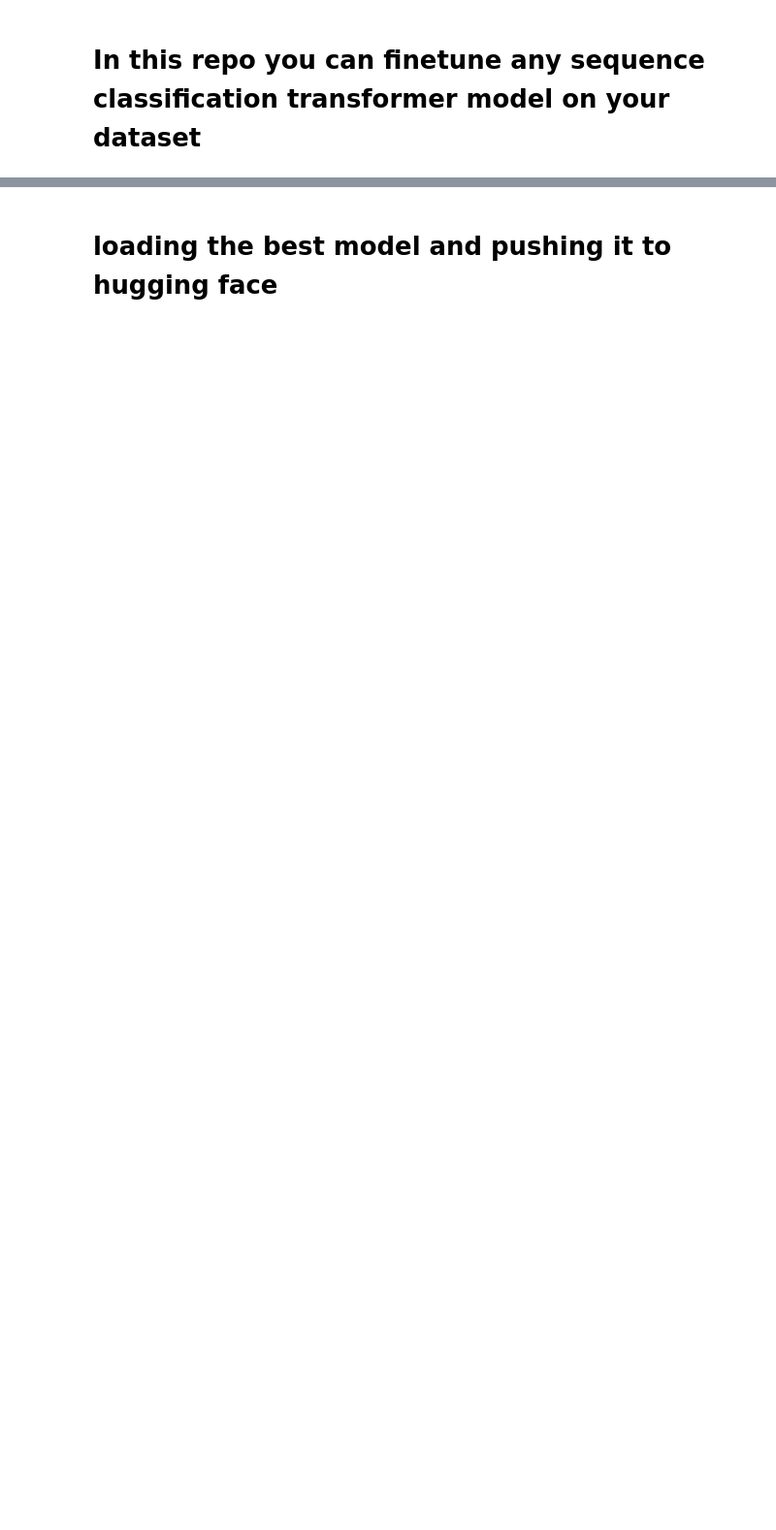
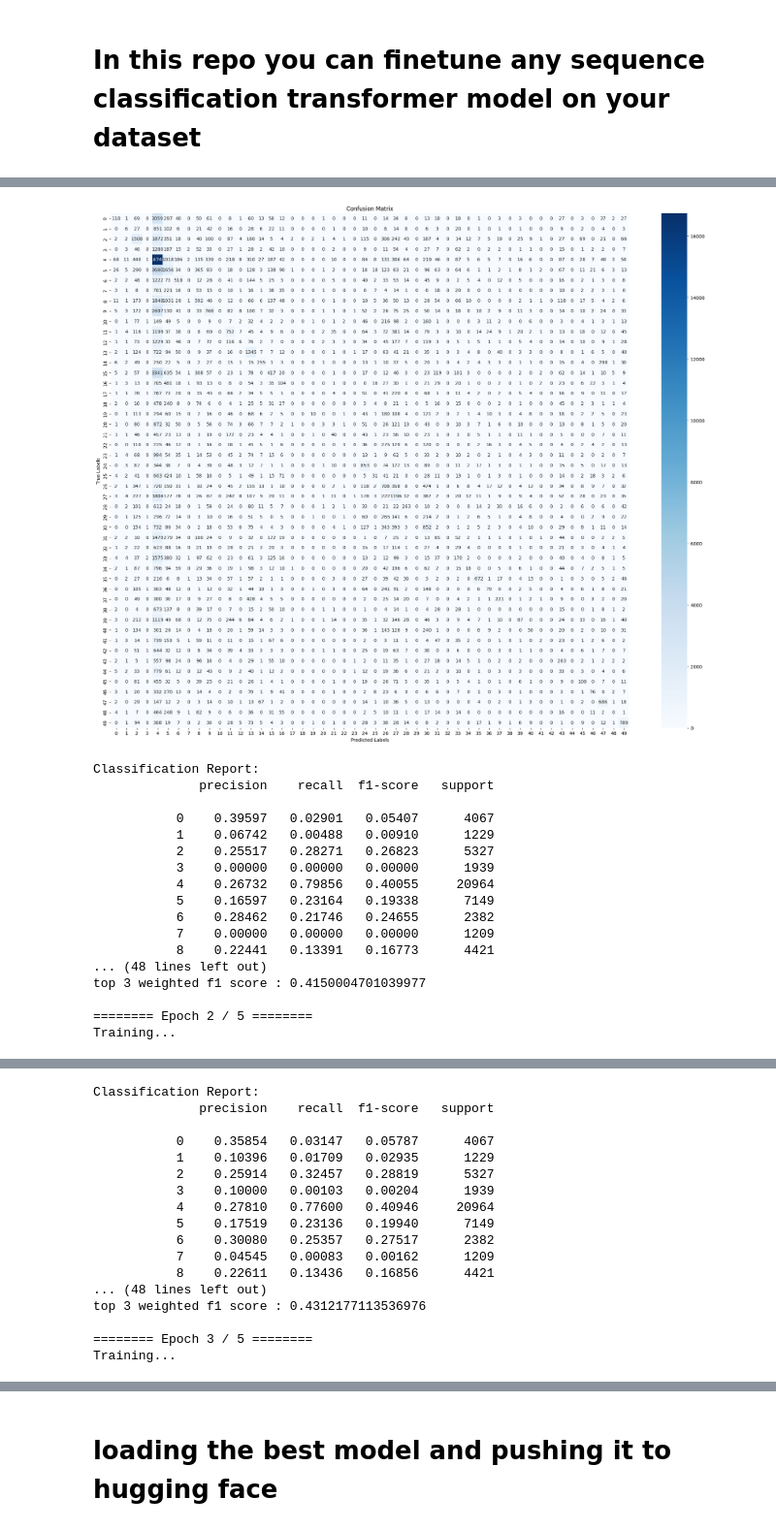
Before and after one commit to Elza3ama3200/Emojis_Prediction_From_Text_Intern_Work, a Jupyter notebook: codes/Training50CusingTransformersHuggingFace.ipynb, the cells around one changed output, grey strips where cells are left out. Shown at 97% size. Saved outputs shown, nothing was run; the diff lists cells and outputs as text; code cells hidden in the pictures; blank space fills up the shorter version.

```diff
--- a/codes/Training50CusingTransformersHuggingFace.ipynb
+++ b/codes/Training50CusingTransformersHuggingFace.ipynb
@@ -225,5 +266,5 @@ def Data_to_dataloader(File_name):
   return train_dataloader
 # %%
 # change the paths to your files
-train_dataloader = Data_to_dataloader('/mnt/azureml/cr/j/ec6c81310066482c9f2fcc2c79063234/exe/wd/TopLabeledTrain50V3.csv')
+train_dataloader = Data_to_dataloader('/mnt/azureml/cr/j/ec6c81310066482c9f2fcc2c79063234/exe/wd/concated_MC&Corptrain.csv')
 validation_dataloader = Data_to_dataloader('/mnt/azureml/cr/j/ec6c81310066482c9f2fcc2c79063234/exe/wd/TopLabeledTest50V3.csv')
@@ -230,5 +290,5 @@ validation_dataloader = Data_to_dataloader('/mnt/azureml/cr/j/ec6c81310066482c9f
 # %%
-def train_fun(epoch_i, train_dataloader, model):
+def train_fun(epoch_i, train_dataloader, model , epochs):
 
   optimizer = AdamW(model.parameters(),
                     lr = 2e-5,
@@ -425,9 +510,10 @@ losses = []
 f1score = []
 top3acc = []
 Top3_weightedf1  = []
-num_epochs = 15      #change number of epochs if you want
+num_epochs = 5      #change number of epochs if you want
 for epoch_i in range(0, num_epochs):
-  train_fun(epoch_i, train_dataloader, model)
+  train_fun(epoch_i, train_dataloader, model , num_epochs)
 
   print('Data validation>>>')
   test_fun(validation_dataloader, model)
+# %% [output]
@@ -433,0 +537,18 @@ for epoch_i in range(0, num_epochs):
+[figure, added]
+Classification Report:
+              precision    recall  f1-score   support
+
+           0    0.39597   0.02901   0.05407      4067
+           1    0.06742   0.00488   0.00910      1229
+           2    0.25517   0.28271   0.26823      5327
+           3    0.00000   0.00000   0.00000      1939
+           4    0.26732   0.79856   0.40055     20964
+           5    0.16597   0.23164   0.19338      7149
+           6    0.28462   0.21746   0.24655      2382
+           7    0.00000   0.00000   0.00000      1209
+           8    0.22441   0.13391   0.16773      4421
+... (48 lines left out)
+top 3 weighted f1 score : 0.4150004701039977
+
+======== Epoch 2 / 5 ========
+Training...
@@ -433,0 +573,17 @@ for epoch_i in range(0, num_epochs):
+Classification Report:
+              precision    recall  f1-score   support
+
+           0    0.35854   0.03147   0.05787      4067
+           1    0.10396   0.01709   0.02935      1229
+           2    0.25914   0.32457   0.28819      5327
+           3    0.10000   0.00103   0.00204      1939
+           4    0.27810   0.77600   0.40946     20964
+           5    0.17519   0.23136   0.19940      7149
+           6    0.30080   0.25357   0.27517      2382
+           7    0.04545   0.00083   0.00162      1209
+           8    0.22611   0.13436   0.16856      4421
+... (48 lines left out)
+top 3 weighted f1 score : 0.4312177113536976
+
+======== Epoch 3 / 5 ========
+Training...
```
Also changed, not shown: parts of 6 cells of this notebook.
